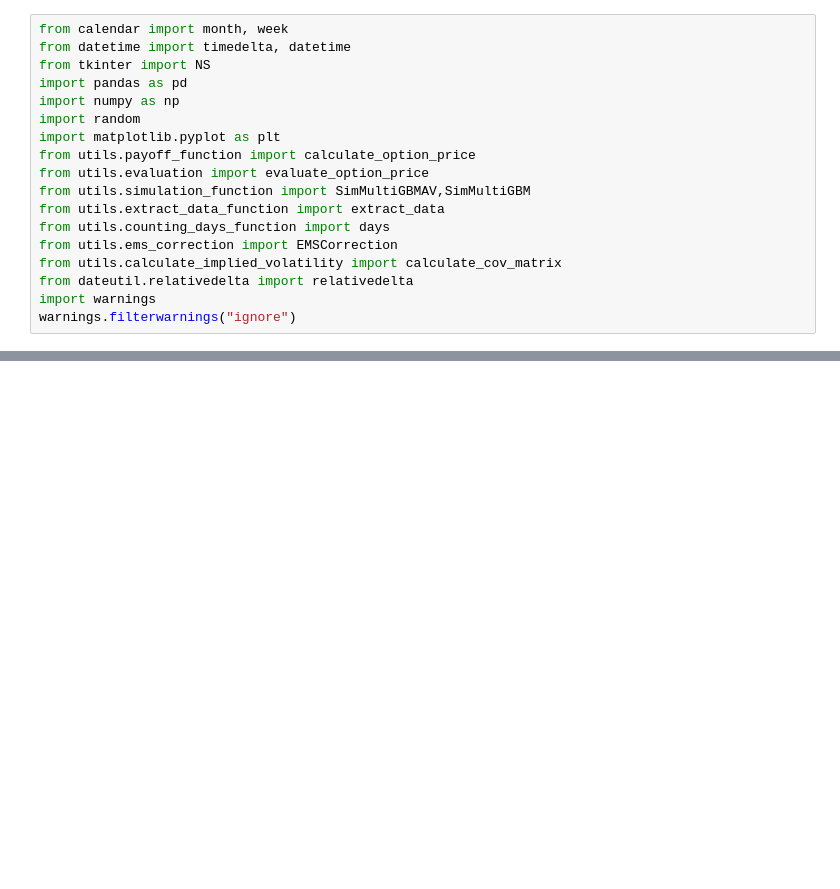
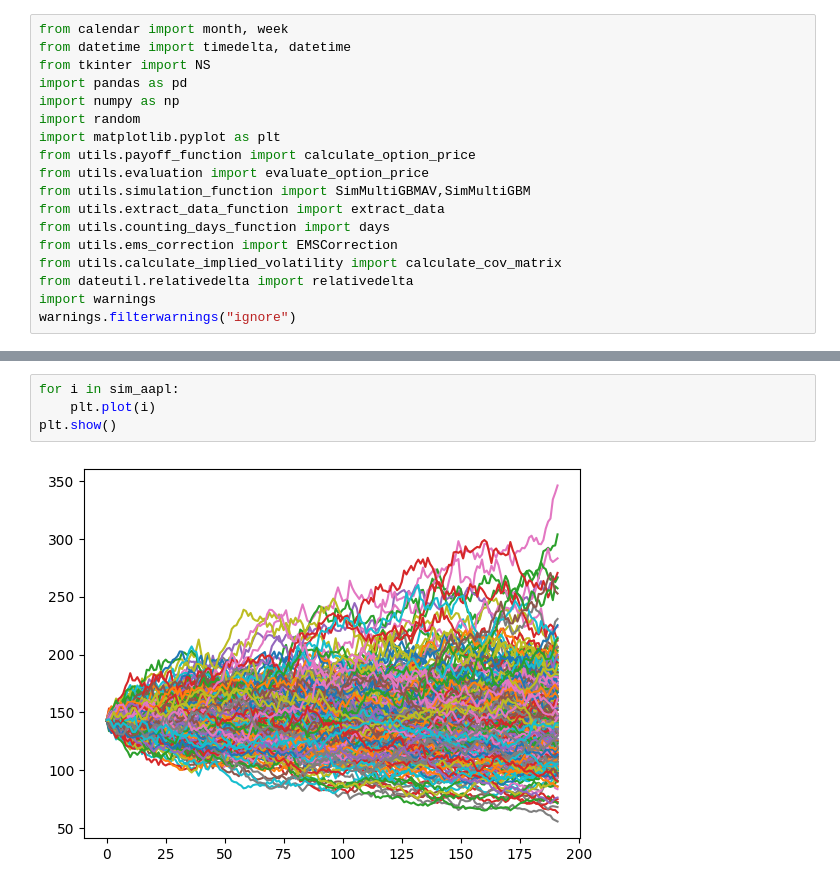
Before and after one commit to Shaojieee/MH4518-Simulation-in-Finance, a Jupyter notebook: python/working.ipynb, the cells around one changed output, grey strips where cells are left out. Saved outputs shown, nothing was run; the diff lists cells and outputs as text; blank space fills up the shorter version.

```diff
--- a/python/working.ipynb
+++ b/python/working.ipynb
@@ -521,0 +236,6 @@ MAE: 8.91473617623123
+# %%
+for i in sim_aapl:
+    plt.plot(i)
+plt.show()
+# %% [output]
+[figure, added]
```
Also changed, not shown: parts of 20 cells of this notebook, 3 other files.
